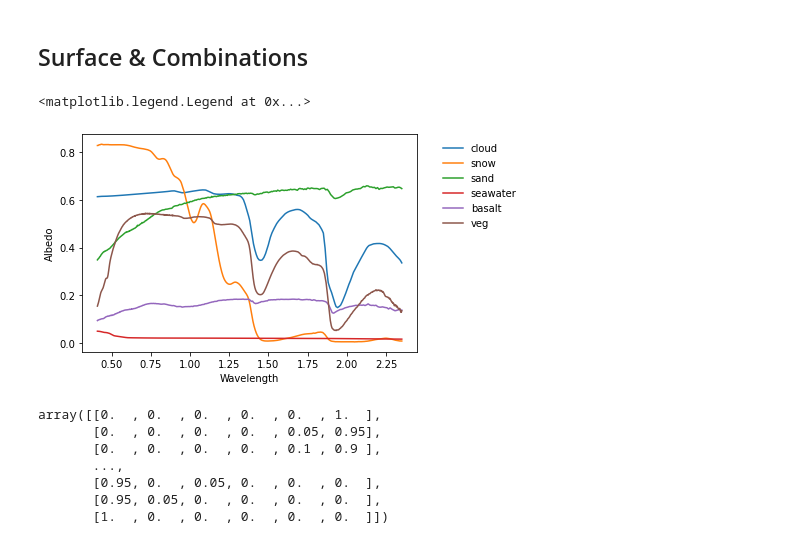
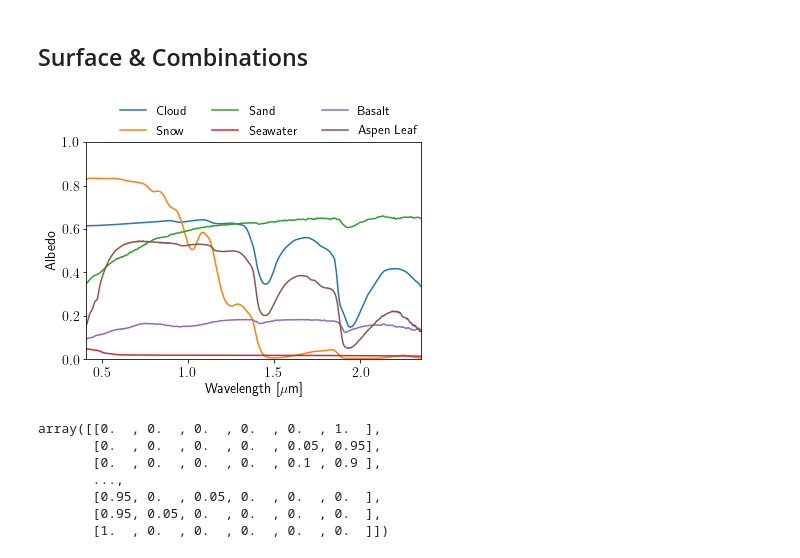
Before and after one commit to dangcpham/WaterDetection, a Jupyter notebook: data_generation.ipynb, the cells around one changed output. Cells and saved outputs as stored; diff of their text form; code cells hidden in the pictures.

```diff
--- a/data_generation.ipynb
+++ b/data_generation.ipynb
@@ -11,6 +11,10 @@ import pandas as pd
 from utils import rayleigh_function, get_surface_data
 # %%
 from astropy.io import ascii
+# %%
+plt.rc('text', usetex=True)
+plt.rc('font', size=14)
+plt.rc('legend', fontsize=13)
 # %% [markdown]
 ## Basic stuff
 # %%
@@ -79,18 +83,22 @@ surface_data = get_surface_data(surface_paths.values(), X)
 cloud_data = get_surface_data(cloud_path, X)
 
 # 100% veg (snow) + earthlike veg (snow)
+# %%
+nice_surface_names = ['Snow', 'Sand', 'Seawater', 'Basalt', 'Aspen Leaf']
 # %%
-plt.plot(X, cloud_data.T, label='cloud')
+plt.plot(X, cloud_data.T, label='Cloud')
 
 for i, surface_name in enumerate(surface_paths.keys()):
-    plt.plot(X, surface_data[i,:], label=surface_name)
+    plt.plot(X, surface_data[i,:], label=nice_surface_names[i])
 
-plt.xlabel('Wavelength')
+plt.ylim([0,1])
+plt.xlim([0.41, 2.35])
+plt.xlabel(r'Wavelength [$\mu$m]')
 plt.ylabel('Albedo')
-plt.legend(frameon=False, bbox_to_anchor=(1.05, 1))
+plt.legend(frameon=False, ncol=3, bbox_to_anchor=(0.065, 0.97))
+plt.savefig('plots/components_albedo.pdf', bbox_inches='tight')
 # %% [output]
-<matplotlib.legend.Legend at 0x...>
-[figure, old version]
+[figure, new version]
 # %%
 # # NOTE: uncomment this section to generate all possible combinations
 # # of surfaces. This takes a little time to run. Should only ever need
```
Also changed, not shown: parts of 6 cells of this notebook, 15 other files.
